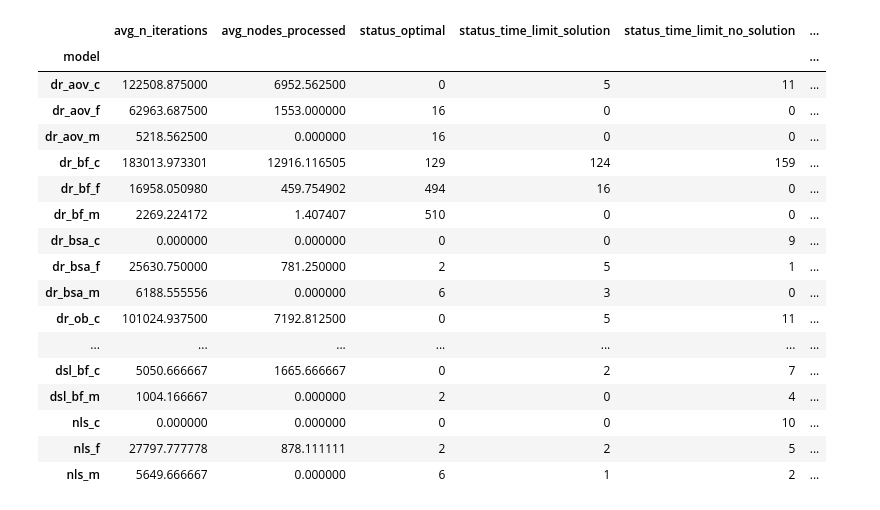
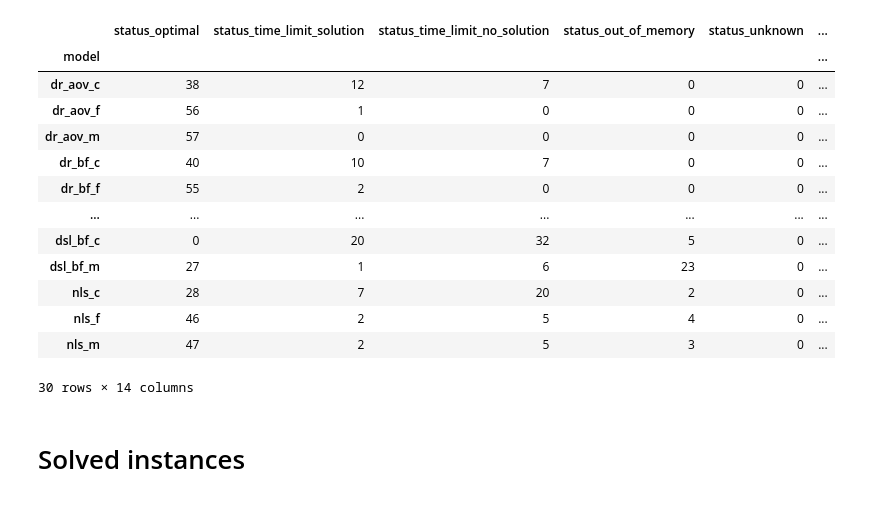
Before and after one commit to nacho692/mrsa, a Jupyter notebook: experimentation/experimentation.ipynb, the cells around one changed output. Cells and saved outputs as stored; diff of their text form; code cells hidden in the pictures.

```diff
--- a/experimentation/experimentation.ipynb
+++ b/experimentation/experimentation.ipynb
@@ -69,7 +76,5 @@ df.head()
 # %%
-pd.set_option('display.max_rows', 514)
-
-instances = df[["instance_nodes", "instance_edges", "slots", "max_sd", "topology", "spread", "terminals"]].drop_duplicates(
+instances = df[["instance_nodes", "instance_edges", "slots", "max_sd", "topology", "spread", "terminals", "group"]].drop_duplicates(
 ).sort_values(["instance_nodes", "instance_edges", "slots", "max_sd", "topology", "spread", "terminals"])
 instances
 # %% [output]
@@ -93,19 +94,24 @@ instances
 # %%
 # Map statuses
-def map_status(status):
+
+def map_status(row):
+    status = row["solve_status"]
+    exception = row["exception"]
     if status == "integer optimal solution":
         return "OPTIMAL"
     if status == "time limit exceeded":
         return "TIME_LIMIT_SOLUTION"
     if status == "time limit exceeded, no integer solution":
         return "TIME_LIMIT_NO_SOLUTION"
-    if status == "CPLEX Error  1001: Out of memory.":
+    if status in ["CPLEX Error  1001: Out of memory.", "CPLEX Error  1001: Out of memory.\n"]:
+        return "OUT_OF_MEMORY"
+    if "MemoryError" in exception or "CPLEX Error  1001: Out of memory." in exception:
         return "OUT_OF_MEMORY"
     else:
         return "UNKNOWN"
 
 
-df["status"] = df["solve_status"].apply(func=map_status)
+df["status"] = df.apply(func=map_status, axis=1)
 df["status"].value_counts()
 # %% [output]
 status
@@ -117 +122,17 @@ UNKNOWN                      1
 Name: count, dtype: int64
+# %%
+def solved_objective_value(row):
+    objective_value = row["objective_value"]
+    optimal = row["status"] == "OPTIMAL"
+    if optimal:
+        return objective_value
+
+
+df["solved_objective_value"] = df.apply(func=solved_objective_value, axis=1)
+
+instance_solutions = df.groupby(["instance"])["solved_objective_value"].max()
+df = df.join(instance_solutions, on="instance", rsuffix="_instance")
+df.drop("solved_objective_value", axis=1, inplace=True)
+df.rename(columns={
+    "solved_objective_value_instance": "solved_objective_value"}, inplace=True)
+df.head()
@@ -118,4 +146,5 @@ Name: count, dtype: int64
 # %%
 # Add linear relaxation gap, we set as 0 values close to 0
-df["linear_relaxation_gap"] = ((df["objective_value"] - df["linear_relaxation"]) /
-                               df["objective_value"]).map(lambda x: 0 if x < 0.001 else x)
+df["linear_relaxation_gap"] = ((df["solved_objective_value"] - df["linear_relaxation"]) /
+                               df["solved_objective_value"]).map(lambda x: 0 if x < 0.001 else x)
+df[["solved_objective_value", "linear_relaxation", "linear_relaxation_gap"]]
@@ -122,54 +165,52 @@ df["linear_relaxation_gap"] = ((df["objective_value"] - df["linear_relaxation"])
 # %%
 # %%
 metrics_by_model = df.groupby("model").agg(
-    avg_n_iterations=pd.NamedAgg(column="n_iterations", aggfunc="mean"),
-    avg_nodes_processed=pd.NamedAgg(
-        column="n_nodes_processed", aggfunc="mean"),
     status_optimal=pd.NamedAgg(
         column="status", aggfunc=lambda x: (x == "OPTIMAL").sum()),
     status_time_limit_solution=pd.NamedAgg(
         column="status", aggfunc=lambda x: (x == "TIME_LIMIT_SOLUTION").sum()),
     status_time_limit_no_solution=pd.NamedAgg(
         column="status", aggfunc=lambda x: (x == "TIME_LIMIT_NO_SOLUTION").sum()),
     status_out_of_memory=pd.NamedAgg(
         column="status", aggfunc=lambda x: (x == "OUT_OF_MEMORY").sum()),
     status_unknown=pd.NamedAgg(
         column="status", aggfunc=lambda x: (x == "UNKNOWN").sum())
 )
 
 
 def optimal_metrics(x):
     x = df[(x.name == df["model"]) & (df["status"] == "OPTIMAL")]
     return {
         "avg_time": x["time"].mean(),
         "min_time": x["time"].min(),
         "max_time": x["time"].max(),
         "max_linear_relaxation_gap": x["linear_relaxation_gap"].max(),
         "min_linear_relaxation_gap": x["linear_relaxation_gap"].min(),
         "mean_linear_relaxation_gap": x["linear_relaxation_gap"].mean(),
+        "avg_n_nodes_processed": x["n_nodes_processed"].mean(),
+        "min_n_nodes_processed": x["n_nodes_processed"].min(),
+        "max_n_nodes_processed": x["n_nodes_processed"].max(),
     }
 
 
 metrics_by_model = metrics_by_model.join(
     metrics_by_model.apply(optimal_metrics, axis=1, result_type="expand"))
 
 metrics_by_model
 # %% [output]
-|  | avg_n_iterations | avg_nodes_processed | status_optimal | status_time_limit_solution | status_time_limit_no_solution | ... |
+|  | status_optimal | status_time_limit_solution | status_time_limit_no_solution | status_out_of_memory | status_unknown | ... |
 | model |  |  |  |  |  | ... |
-| dr_aov_c | 122508.875000 | 6952.562500 | 0 | 5 | 11 | ... |
-| dr_aov_f | 62963.687500 | 1553.000000 | 16 | 0 | 0 | ... |
-| dr_aov_m | 5218.562500 | 0.000000 | 16 | 0 | 0 | ... |
-| dr_bf_c | 183013.973301 | 12916.116505 | 129 | 124 | 159 | ... |
-| dr_bf_f | 16958.050980 | 459.754902 | 494 | 16 | 0 | ... |
-| dr_bf_m | 2269.224172 | 1.407407 | 510 | 0 | 0 | ... |
-| dr_bsa_c | 0.000000 | 0.000000 | 0 | 0 | 9 | ... |
-| dr_bsa_f | 25630.750000 | 781.250000 | 2 | 5 | 1 | ... |
-| dr_bsa_m | 6188.555556 | 0.000000 | 6 | 3 | 0 | ... |
-| dr_ob_c | 101024.937500 | 7192.812500 | 0 | 5 | 11 | ... |
+| dr_aov_c | 38 | 12 | 7 | 0 | 0 | ... |
+| dr_aov_f | 56 | 1 | 0 | 0 | 0 | ... |
+| dr_aov_m | 57 | 0 | 0 | 0 | 0 | ... |
+| dr_bf_c | 40 | 10 | 7 | 0 | 0 | ... |
+| dr_bf_f | 55 | 2 | 0 | 0 | 0 | ... |
 | ... | ... | ... | ... | ... | ... | ... |
-| dsl_bf_c | 5050.666667 | 1665.666667 | 0 | 2 | 7 | ... |
-| dsl_bf_m | 1004.166667 | 0.000000 | 2 | 0 | 4 | ... |
-| nls_c | 0.000000 | 0.000000 | 0 | 0 | 10 | ... |
-| nls_f | 27797.777778 | 878.111111 | 2 | 2 | 5 | ... |
-| nls_m | 5649.666667 | 0.000000 | 6 | 1 | 2 | ... |
+| dsl_bf_c | 0 | 20 | 32 | 5 | 0 | ... |
+| dsl_bf_m | 27 | 1 | 6 | 23 | 0 | ... |
+| nls_c | 28 | 7 | 20 | 2 | 0 | ... |
+| nls_f | 46 | 2 | 5 | 4 | 0 | ... |
+| nls_m | 47 | 2 | 5 | 3 | 0 | ... |
+30 rows × 14 columns
+# %% [markdown]
+# Solved instances
```
Also changed, not shown: parts of 14 cells of this notebook, 8 other files.
